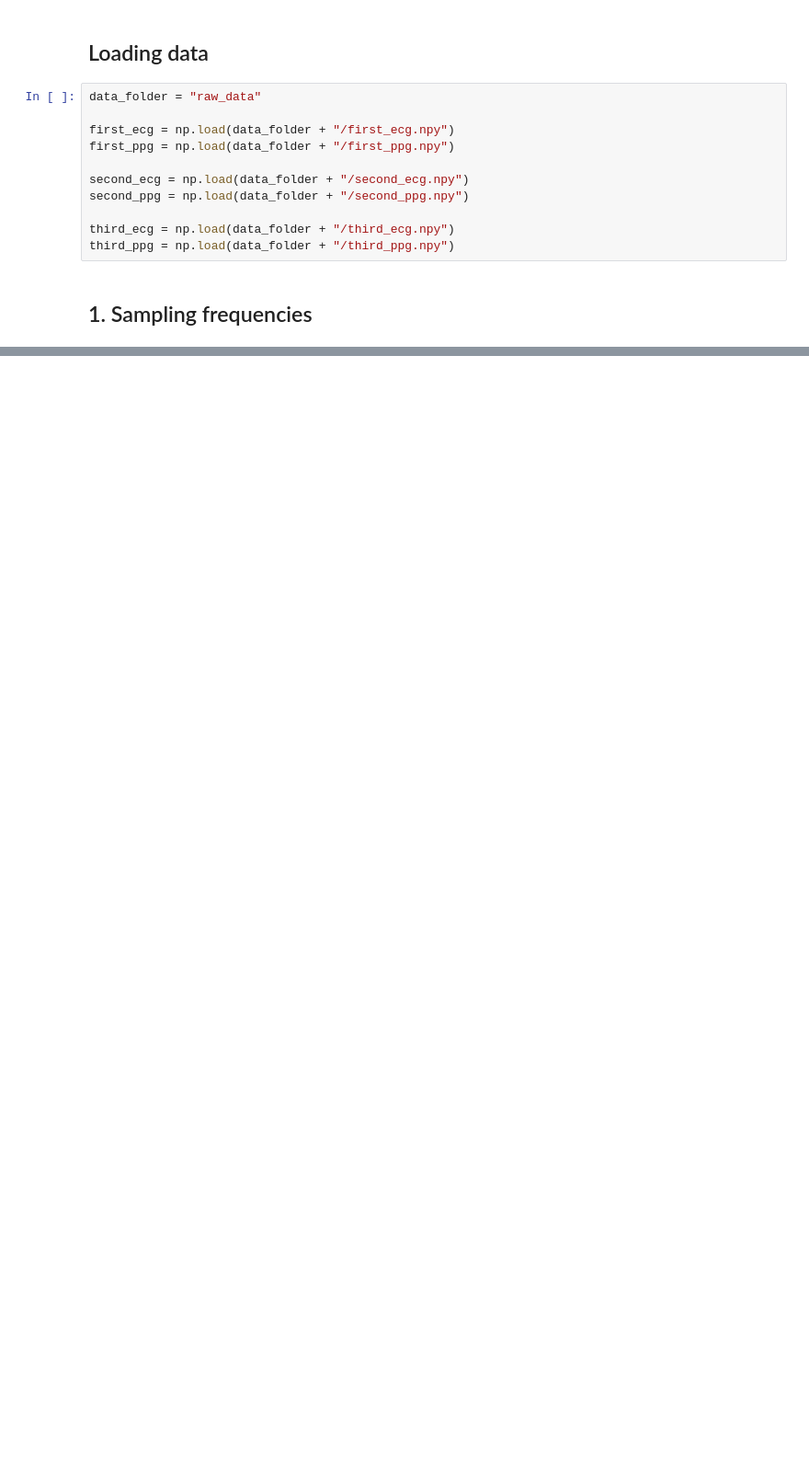
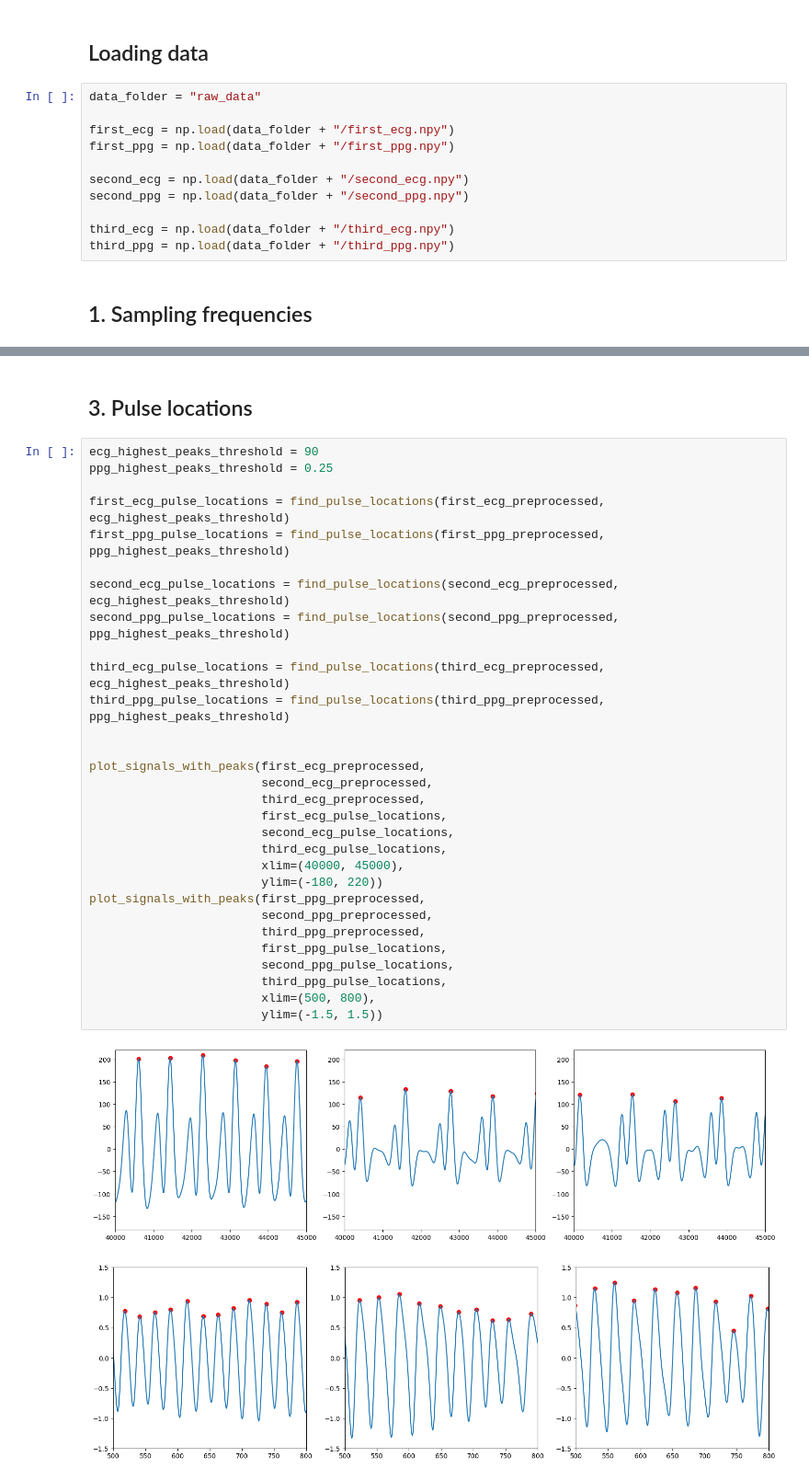
Before and after one commit to lifelonglearner94/signal_processing, a Jupyter notebook: Assignment_final.ipynb, the cells around one changed output, grey strips where cells are left out. Shown at 92% size. Saved outputs shown, nothing was run; the diff lists cells and outputs as text; blank space fills up the shorter version.

```diff
--- a/Assignment_final.ipynb
+++ b/Assignment_final.ipynb
@@ -33,0 +93,35 @@ first_ecg_freq = find_frequency(first_ecg_ma_detrended, threshold)
+# %% [markdown]
+## 3. Pulse locations
+# %%
+ecg_highest_peaks_threshold = 90
+ppg_highest_peaks_threshold = 0.25
+
+first_ecg_pulse_locations = find_pulse_locations(first_ecg_preprocessed, ecg_highest_peaks_threshold)
+first_ppg_pulse_locations = find_pulse_locations(first_ppg_preprocessed, ppg_highest_peaks_threshold)
+
+second_ecg_pulse_locations = find_pulse_locations(second_ecg_preprocessed, ecg_highest_peaks_threshold)
+second_ppg_pulse_locations = find_pulse_locations(second_ppg_preprocessed, ppg_highest_peaks_threshold)
+
+third_ecg_pulse_locations = find_pulse_locations(third_ecg_preprocessed, ecg_highest_peaks_threshold)
+third_ppg_pulse_locations = find_pulse_locations(third_ppg_preprocessed, ppg_highest_peaks_threshold)
+
+
+plot_signals_with_peaks(first_ecg_preprocessed,
+                        second_ecg_preprocessed,
+                        third_ecg_preprocessed,
+                        first_ecg_pulse_locations,
+                        second_ecg_pulse_locations,
+                        third_ecg_pulse_locations,
+                        xlim=(40000, 45000),
+                        ylim=(-180, 220))
+plot_signals_with_peaks(first_ppg_preprocessed,
+                        second_ppg_preprocessed,
+                        third_ppg_preprocessed,
+                        first_ppg_pulse_locations,
+                        second_ppg_pulse_locations,
+                        third_ppg_pulse_locations,
+                        xlim=(500, 800),
+                        ylim=(-1.5, 1.5))
+# %% [output]
+[figure, added]
+[figure, added]
```
Also changed, not shown: parts of 12 cells of this notebook, 2 other files.
